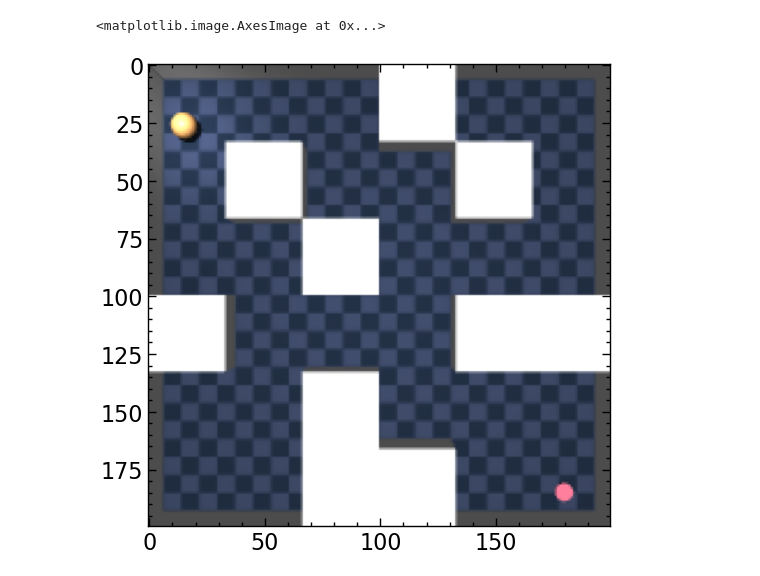
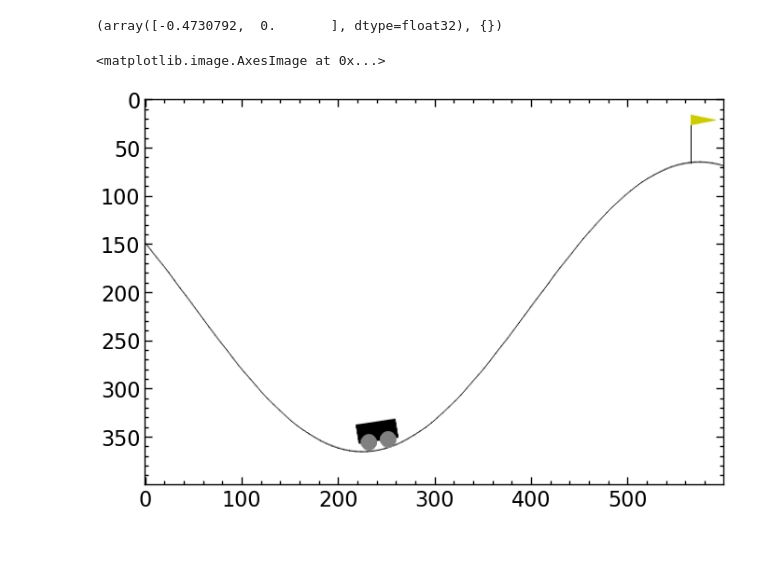
Before and after one commit to skylooop/ogbench, a Jupyter notebook: notebooks/envs.ipynb, the cells around one changed output. Saved outputs shown, nothing was run; the diff lists cells and outputs as text; code cells hidden in the pictures; blank space fills up the shorter version.

Commit message:
sfs, mountaincar simple nb

```diff
--- a/notebooks/envs.ipynb
+++ b/notebooks/envs.ipynb
@@ -13,7 +19,11 @@ env = ogbench.make_env_and_datasets(dataset_name="pointmaze-medium-navigate-v0",
+# %%
+mountain_car = gym.make("MountainCar-v0", render_mode='rgb_array')
 # %%
-env.reset()
+mountain_car.reset()
+# %% [output]
+(array([-0.4730792,  0.       ], dtype=float32), {})
 # %%
-plt.imshow(env.render())
+plt.imshow(mountain_car.render())
 # %% [output]
 <matplotlib.image.AxesImage at 0x...>
-[figure, old version]
+[figure, new version]
```
Also changed, not shown: parts of 1 cell of this notebook, 5 other files.
